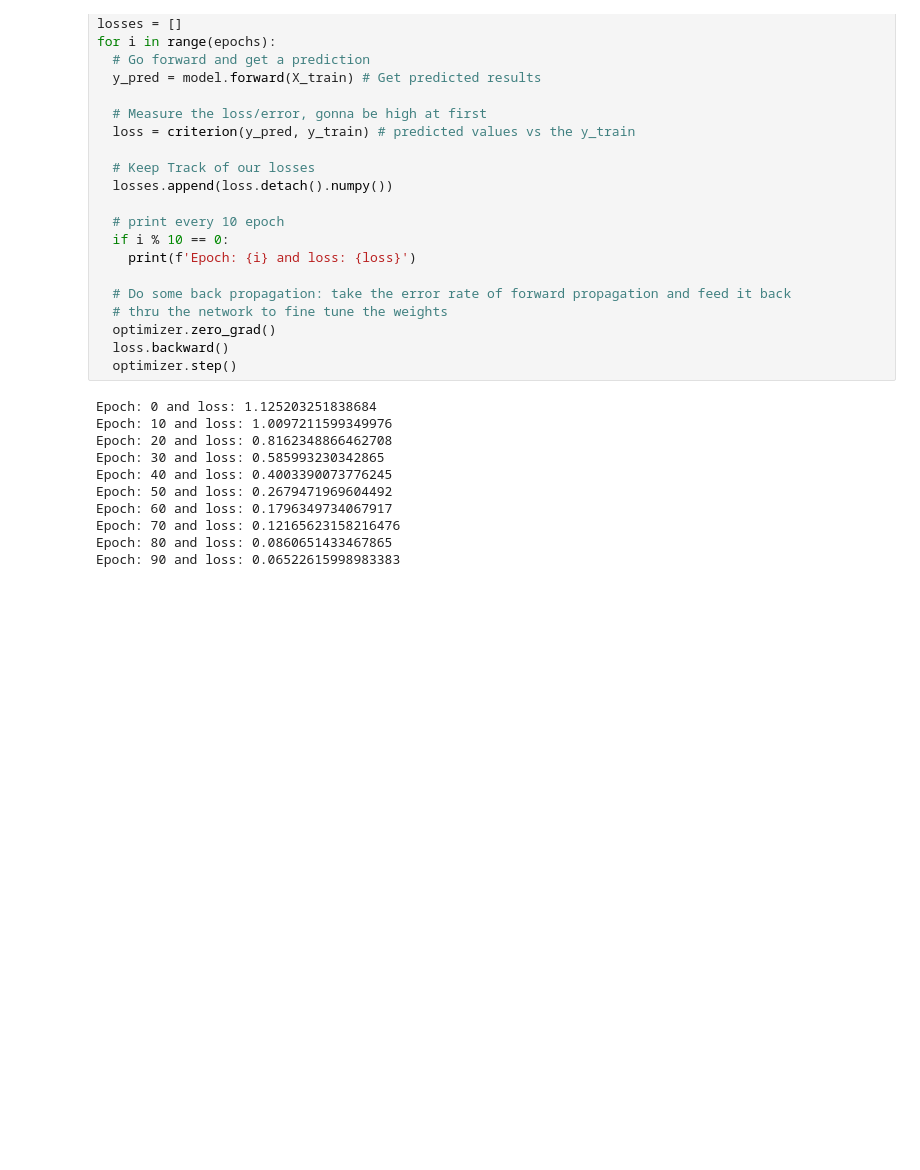
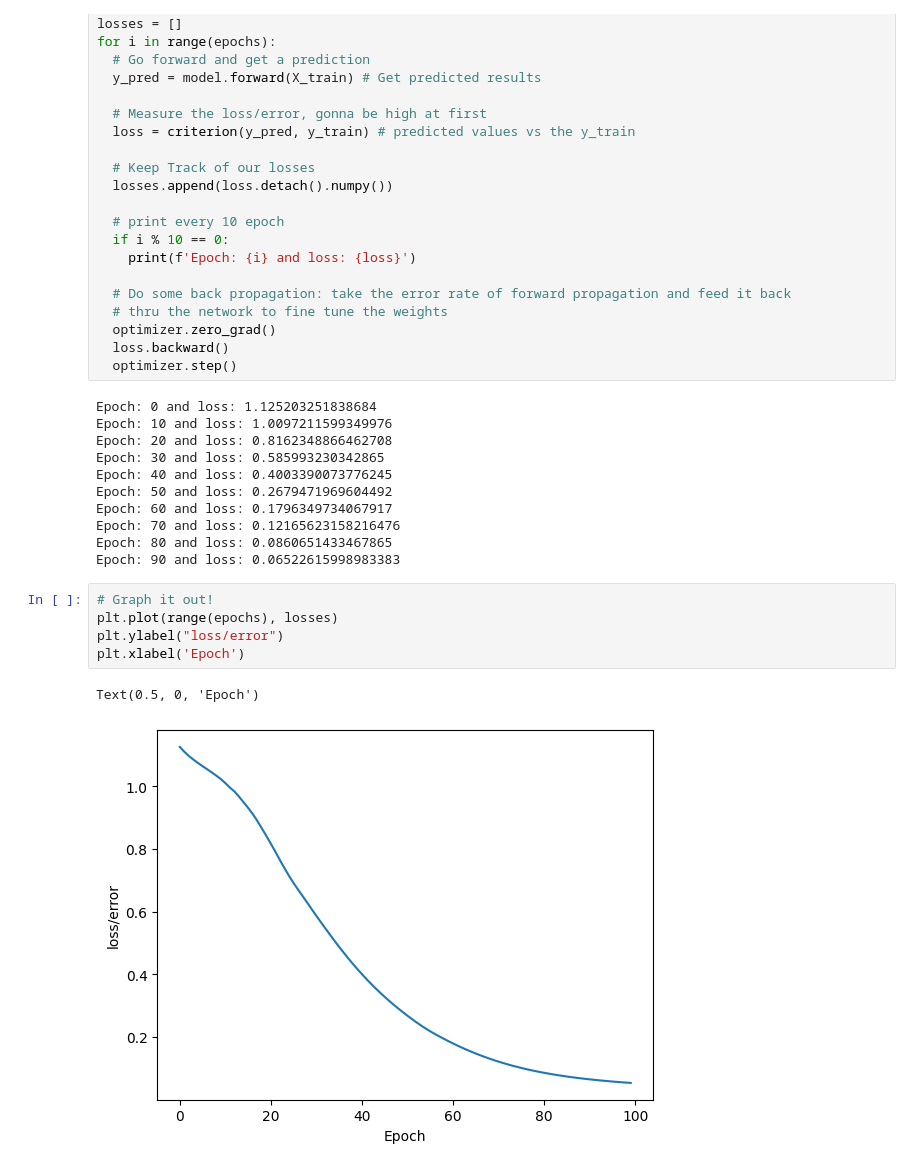
Before and after one commit to journeyhuang/Pytorch-Tutorial-Youtube, a Jupyter notebook: Simple_NN.ipynb, the cells around one changed output. Cells and saved outputs as stored; diff of their text form; blank space fills up the shorter version.

```diff
--- a/Simple_NN.ipynb
+++ b/Simple_NN.ipynb
@@ -111,3 +111,11 @@ Epoch: 60 and loss: 0.1796349734067917
 Epoch: 70 and loss: 0.12165623158216476
 Epoch: 80 and loss: 0.0860651433467865
 Epoch: 90 and loss: 0.06522615998983383
+# %%
+# Graph it out!
+plt.plot(range(epochs), losses)
+plt.ylabel("loss/error")
+plt.xlabel('Epoch')
+# %% [output]
+Text(0.5, 0, 'Epoch')
+[figure, added]
```
